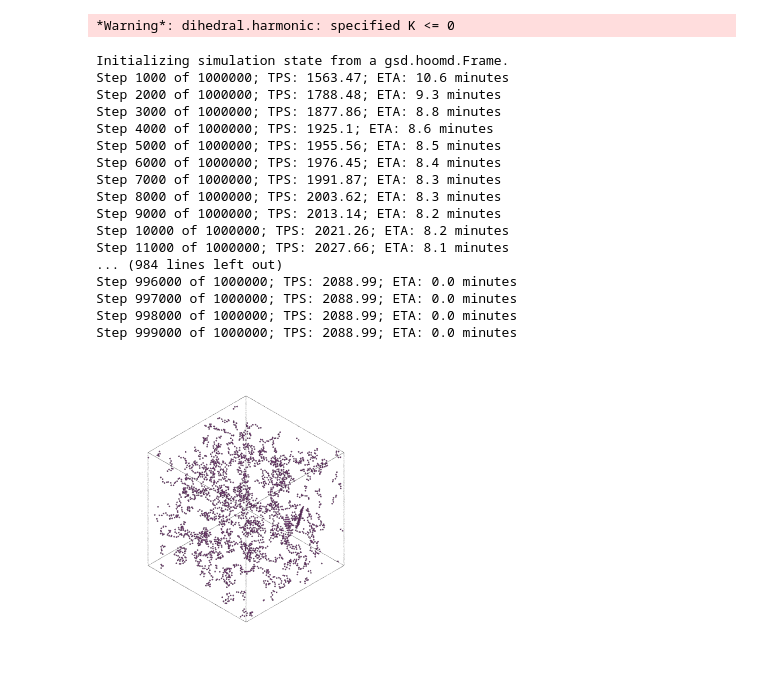
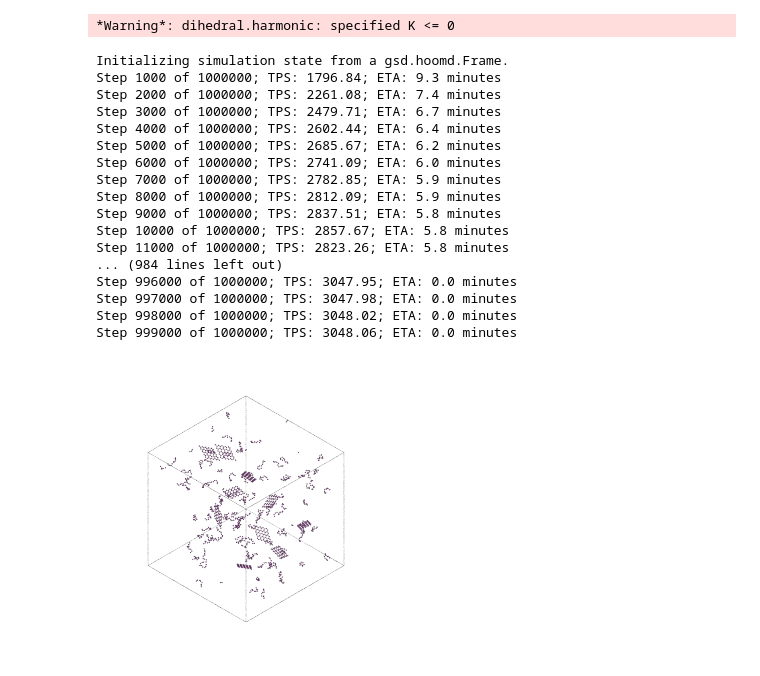
Before and after one commit to eridanirojas/mxene, a Jupyter notebook: example/ej_flakes.ipynb, the cells around one changed output. Saved outputs shown, nothing was run; the diff lists cells and outputs as text; code cells hidden in the pictures.

Commit message:
pushing all flakes files and plots before pulling newly labeled plots from main repo

```diff
--- a/example/ej_flakes.ipynb
+++ b/example/ej_flakes.ipynb
@@ -58,12 +58,12 @@ class Graphene(System):
     def _build_system(self):
         return self.all_molecules[0]
 #OK, so we want to initialize a system with some chains and some flakes
-N_chains = 300
+N_chains = 100
 initial_dens = 0.01
 final_dens = 0.8
 kg_chain = LJChain(lengths=10,num_mols=N_chains)
 sheet = Graphene(x_repeat=5, y_repeat=5, n_layers=1, periodicity=(False, False, False))
-system = Pack(molecules=[Molecule(compound=sheet.all_molecules[0], num_mols=2), kg_chain],
+system = Pack(molecules=[Molecule(compound=sheet.all_molecules[0], num_mols=10), kg_chain],
             density=initial_dens, packing_expand_factor = 6, seed=2, overlap=1.1)
 system.visualize()
 # %% [output]
@@ -74,52 +74,52 @@ cpu = hoomd.device.CPU()
 # this FF is for research question
 # WCA = 2 **1/6, kT = 3.0, needs thousand chains, maybe 10-12 flakes. large system, need lots of steps. 5e6 probably good.
 ff = BeadSpring(
     r_cut=2**(1/6),
     beads={
         "A": dict(epsilon=1.0, sigma=1.0),  # chains
         "F": dict(epsilon=1.0, sigma=1.0),  # flakes
     },
     bonds={
         "F-F": dict(r0=1.0, k=1000),
         "A-A": dict(r0=1.0, k=1000.0),  # increased k to avoid chain collapse
     },
     angles={
         "A-A-A": dict(t0=2* np.pi / 3., k=100.0),   # moderate stiffness for chains
         "F-F-F": dict(t0=2 * np.pi / 3., k=5000),
     },
     dihedrals={
         "A-A-A-A": dict(phi0=0.0, k=0, d=-1, n=2), # need to turn this on later, messed up with straight chains
         "F-F-F-F": dict(phi0=0.0, k=500, d=-1, n=2),
     }
 )
 dt = 0.0005
-gsd = f"{N_chains}_10mer2f_{dt}dt.gsd"
-log = f"{N_chains}_10mer2f_{dt}dt.txt"
+gsd = f"{N_chains}_10mer10f_{dt}dt.gsd"
+log = f"{N_chains}_10mer10f_{dt}dt.txt"
 sim = Simulation(initial_state=system.hoomd_snapshot, forcefield=ff.hoomd_forces, device=cpu, dt = dt, gsd_write_freq=int(1000), log_file_name = log, gsd_file_name = gsd)
-sim.run_NVT(n_steps=1e6, kT=3, tau_kt=dt*100)
+sim.run_NVT(n_steps=1e6, kT=7, tau_kt=dt*100)
 sim.flush_writers()
 sim_visualizer = FresnelGSD(gsd_file=gsd, frame=-1, view_axis=(1, 1, 1))
 sim_visualizer.view()
 # %% [output]
 *Warning*: dihedral.harmonic: specified K <= 0
 Initializing simulation state from a gsd.hoomd.Frame.
-Step 1000 of 1000000; TPS: 1563.47; ETA: 10.6 minutes
-Step 2000 of 1000000; TPS: 1788.48; ETA: 9.3 minutes
-Step 3000 of 1000000; TPS: 1877.86; ETA: 8.8 minutes
-Step 4000 of 1000000; TPS: 1925.1; ETA: 8.6 minutes
-Step 5000 of 1000000; TPS: 1955.56; ETA: 8.5 minutes
-Step 6000 of 1000000; TPS: 1976.45; ETA: 8.4 minutes
-Step 7000 of 1000000; TPS: 1991.87; ETA: 8.3 minutes
-Step 8000 of 1000000; TPS: 2003.62; ETA: 8.3 minutes
-Step 9000 of 1000000; TPS: 2013.14; ETA: 8.2 minutes
-Step 10000 of 1000000; TPS: 2021.26; ETA: 8.2 minutes
-Step 11000 of 1000000; TPS: 2027.66; ETA: 8.1 minutes
+Step 1000 of 1000000; TPS: 1796.84; ETA: 9.3 minutes
+Step 2000 of 1000000; TPS: 2261.08; ETA: 7.4 minutes
+Step 3000 of 1000000; TPS: 2479.71; ETA: 6.7 minutes
+Step 4000 of 1000000; TPS: 2602.44; ETA: 6.4 minutes
+Step 5000 of 1000000; TPS: 2685.67; ETA: 6.2 minutes
+Step 6000 of 1000000; TPS: 2741.09; ETA: 6.0 minutes
+Step 7000 of 1000000; TPS: 2782.85; ETA: 5.9 minutes
+Step 8000 of 1000000; TPS: 2812.09; ETA: 5.9 minutes
+Step 9000 of 1000000; TPS: 2837.51; ETA: 5.8 minutes
+Step 10000 of 1000000; TPS: 2857.67; ETA: 5.8 minutes
+Step 11000 of 1000000; TPS: 2823.26; ETA: 5.8 minutes
 ... (984 lines left out)
-Step 996000 of 1000000; TPS: 2088.99; ETA: 0.0 minutes
-Step 997000 of 1000000; TPS: 2088.99; ETA: 0.0 minutes
-Step 998000 of 1000000; TPS: 2088.99; ETA: 0.0 minutes
-Step 999000 of 1000000; TPS: 2088.99; ETA: 0.0 minutes
+Step 996000 of 1000000; TPS: 3047.95; ETA: 0.0 minutes
+Step 997000 of 1000000; TPS: 3047.98; ETA: 0.0 minutes
+Step 998000 of 1000000; TPS: 3048.02; ETA: 0.0 minutes
+Step 999000 of 1000000; TPS: 3048.06; ETA: 0.0 minutes
-[figure, old version]
+[figure, new version]
 # %%
 data = np.genfromtxt(log, names=True)
 # %%
```
Also changed, not shown: 4 other files.
